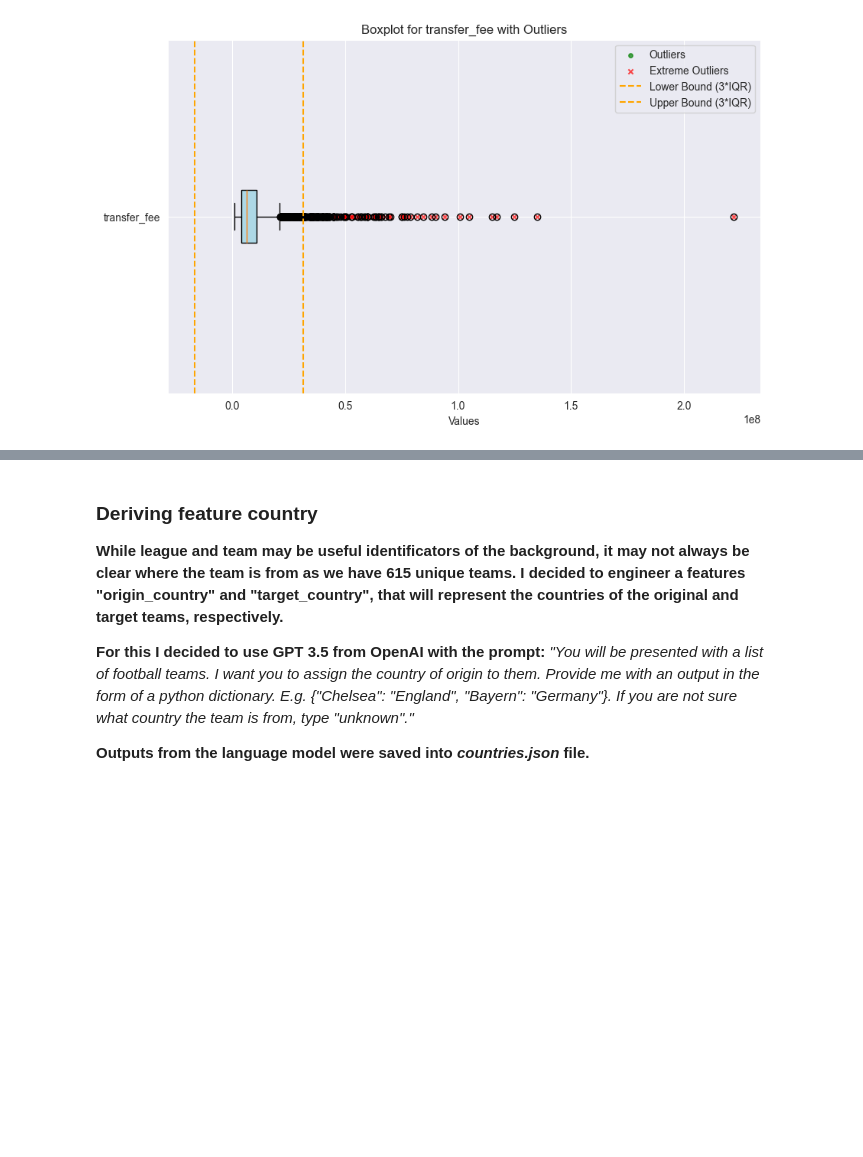
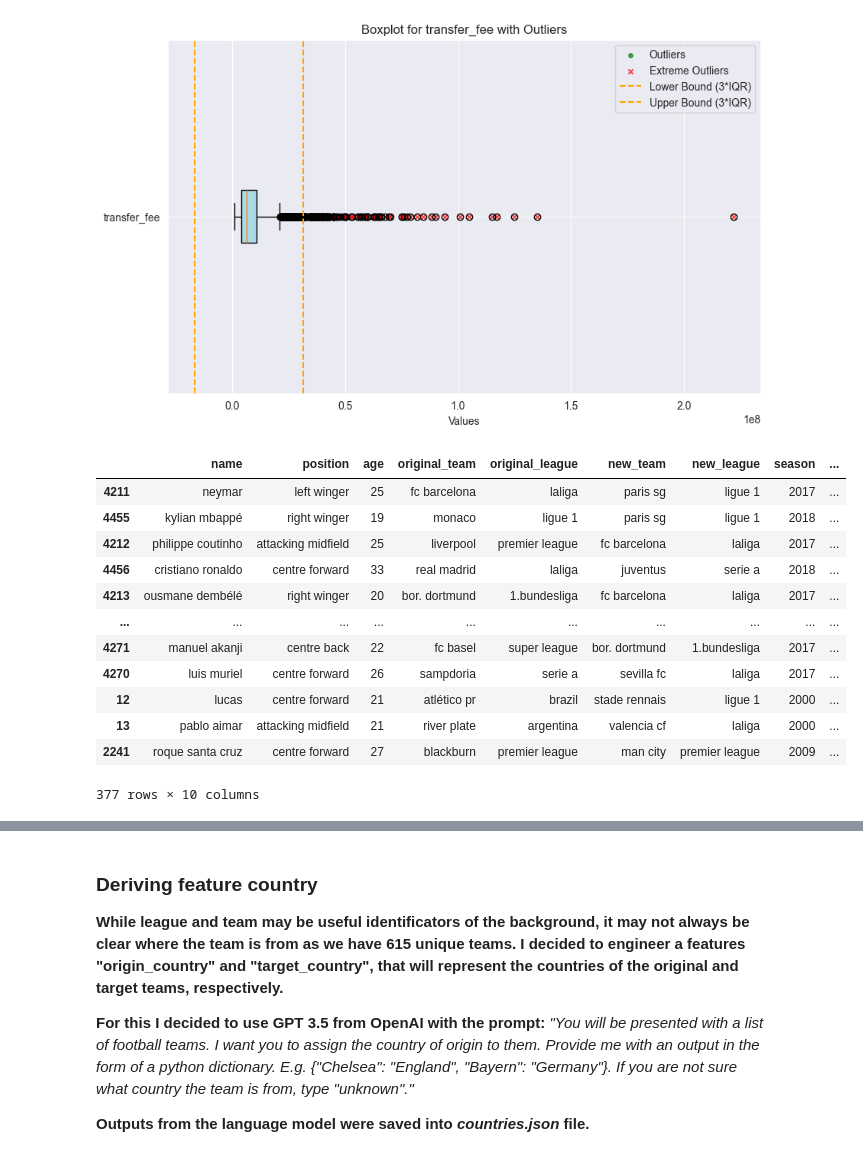
Before and after one commit to balooooooooo/football-transfers-eda, a Jupyter notebook: football_transfers.ipynb, the cells around one changed output, grey strips where cells are left out. Drawn from its saved outputs; the diff is of its cells as text; code cells hidden in the pictures; blank space fills up the shorter version.

Commit message:
imputation, outlier detection

```diff
--- a/football_transfers.ipynb
+++ b/football_transfers.ipynb
@@ -299,0 +299,16 @@ df = pd.get_dummies(df, columns=['position'])
+# %%
+outliers.sort_values(by=["transfer_fee"], ascending=False)
+# %% [output]
+|  | name | position | age | original_team | original_league | new_team | new_league | season | ... |
+| 4211 | neymar | left winger | 25 | fc barcelona | laliga | paris sg | ligue 1 | 2017 | ... |
+| 4455 | kylian mbappé | right winger | 19 | monaco | ligue 1 | paris sg | ligue 1 | 2018 | ... |
+| 4212 | philippe coutinho | attacking midfield | 25 | liverpool | premier league | fc barcelona | laliga | 2017 | ... |
+| 4456 | cristiano ronaldo | centre forward | 33 | real madrid | laliga | juventus | serie a | 2018 | ... |
+| 4213 | ousmane dembélé | right winger | 20 | bor. dortmund | 1.bundesliga | fc barcelona | laliga | 2017 | ... |
+| ... | ... | ... | ... | ... | ... | ... | ... | ... | ... |
+| 4271 | manuel akanji | centre back | 22 | fc basel | super league | bor. dortmund | 1.bundesliga | 2017 | ... |
+| 4270 | luis muriel | centre forward | 26 | sampdoria | serie a | sevilla fc | laliga | 2017 | ... |
+| 12 | lucas | centre forward | 21 | atlético pr | brazil | stade rennais | ligue 1 | 2000 | ... |
+| 13 | pablo aimar | attacking midfield | 21 | river plate | argentina | valencia cf | laliga | 2000 | ... |
+| 2241 | roque santa cruz | centre forward | 27 | blackburn | premier league | man city | premier league | 2009 | ... |
+377 rows × 10 columns
```
Also changed, not shown: parts of 6 cells of this notebook.
